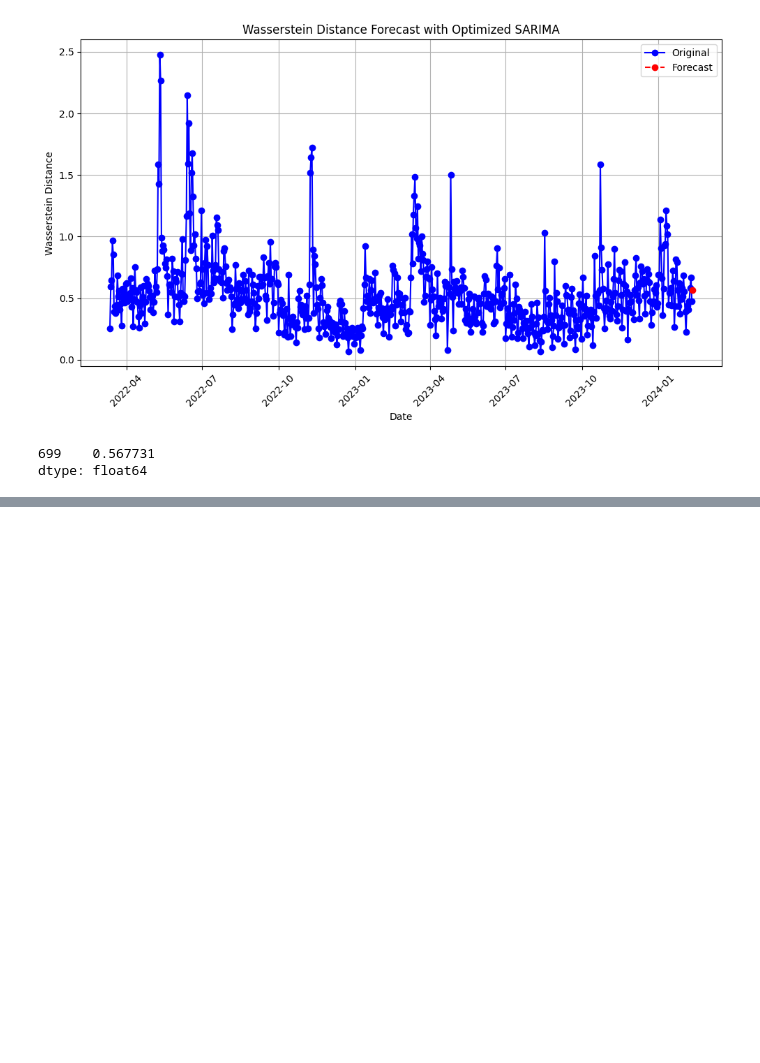
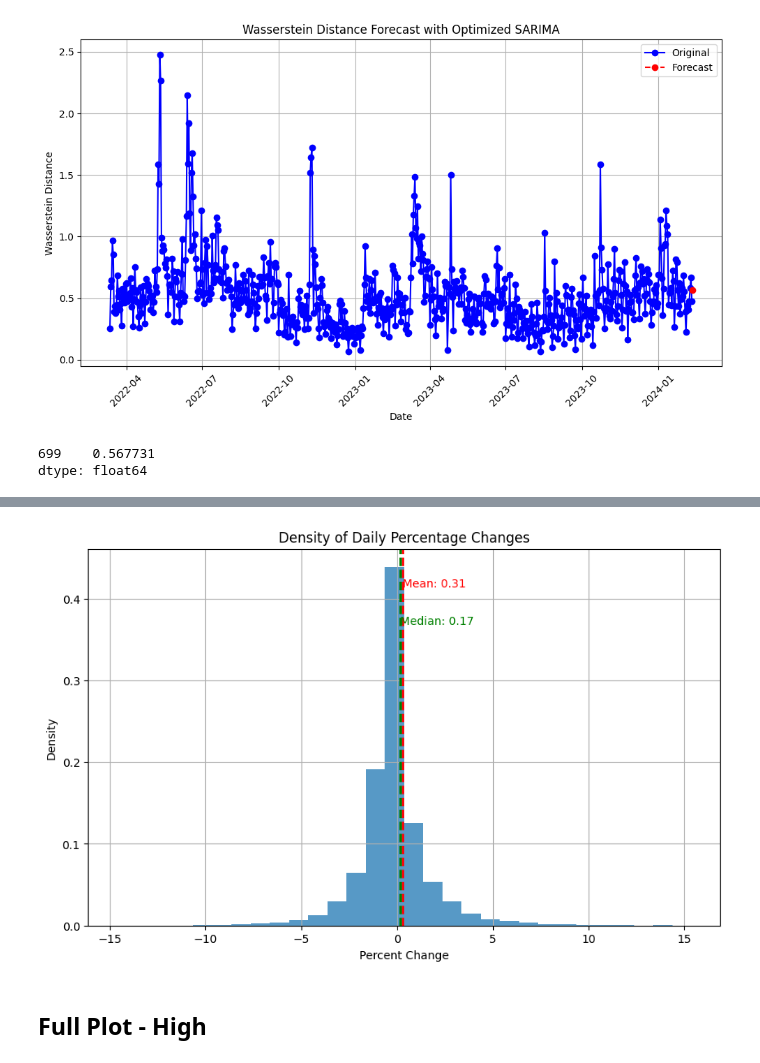
Before and after one commit to genzstrategy/trading, a Jupyter notebook: btc/geometry/basics.ipynb, the cells around one changed output, grey strips where cells are left out. Cells and saved outputs as stored; diff of their text form; code cells hidden in the pictures; blank space fills up the shorter version.

```diff
--- a/btc/geometry/basics.ipynb
+++ b/btc/geometry/basics.ipynb
@@ -317,0 +274,49 @@ plt.show()
+# %%
+import numpy as np
+import matplotlib.pyplot as plt
+import pandas as pd
+
+# Assuming 'percent_change_high' is defined as before
+
+# Calculate the median of percent changes
+median_percent_change = np.median(combined_data['percent_change_high'])
+mean_percent_change = np.mean(combined_data['percent_change_high'])
+
+# 1. Determine Bin Edges
+bin_width = 1  # Adjusted bin width to 1 for this example
+min_change = combined_data['percent_change_high'].min()
+max_change = combined_data['percent_change_high'].max()
+bins = np.arange(min_change, max_change + bin_width, bin_width)
+
+# 2. Compute Histogram
+counts, bin_edges = np.histogram(combined_data['percent_change_high'], bins=bins)
+
+# 3. Convert Counts to Density
+total_counts = counts.sum()
+bin_widths = np.diff(bin_edges)
+density = counts / (total_counts * bin_widths)
+
+# 4. Store Density Information in a DataFrame
+density_df = pd.DataFrame({'Bin Edge Start': bin_edges[:-1], 'Density': density})
+
+# Plotting the density manually
+plt.figure(figsize=(10, 6))
+plt.bar(density_df['Bin Edge Start'], density_df['Density'], width=bin_width, alpha=0.75)
+plt.title('Density of Daily Percentage Changes')
+plt.xlabel('Percent Change')
+plt.ylabel('Density')
+plt.grid(True)
+
+# Add a line for the mean
+plt.axvline(mean_percent_change, color='r', linestyle='dashed', linewidth=2)
+plt.text(mean_percent_change, plt.ylim()[1] * 0.9, f'Mean: {mean_percent_change:.2f}', color='r')
+
+# Add a line for the median
+plt.axvline(median_percent_change, color='g', linestyle='dashed', linewidth=2)
+plt.text(median_percent_change, plt.ylim()[1] * 0.8, f'Median: {median_percent_change:.2f}', color='g')
+
+plt.show()
+# %% [output]
+[figure, added]
+# %% [markdown]
+## Full Plot - High
```
Also changed, not shown: parts of 4 cells of this notebook.
